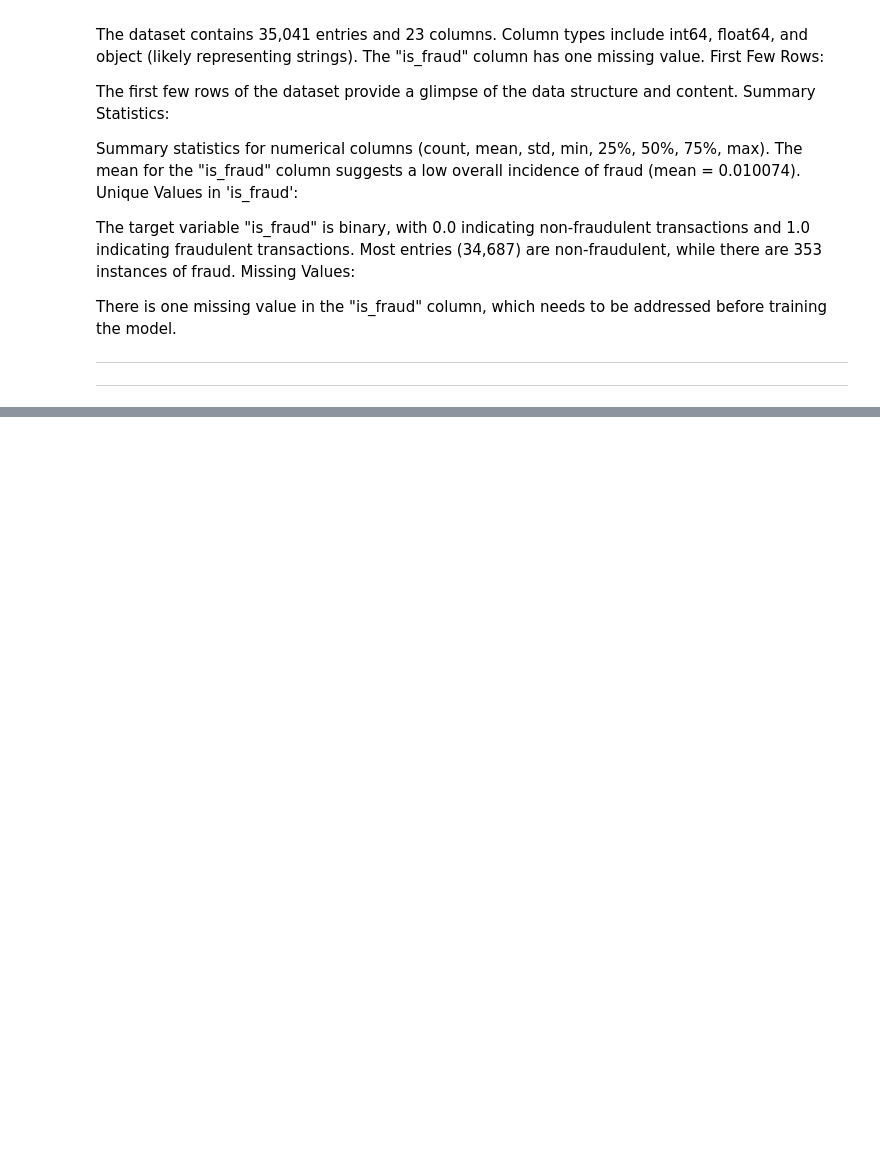
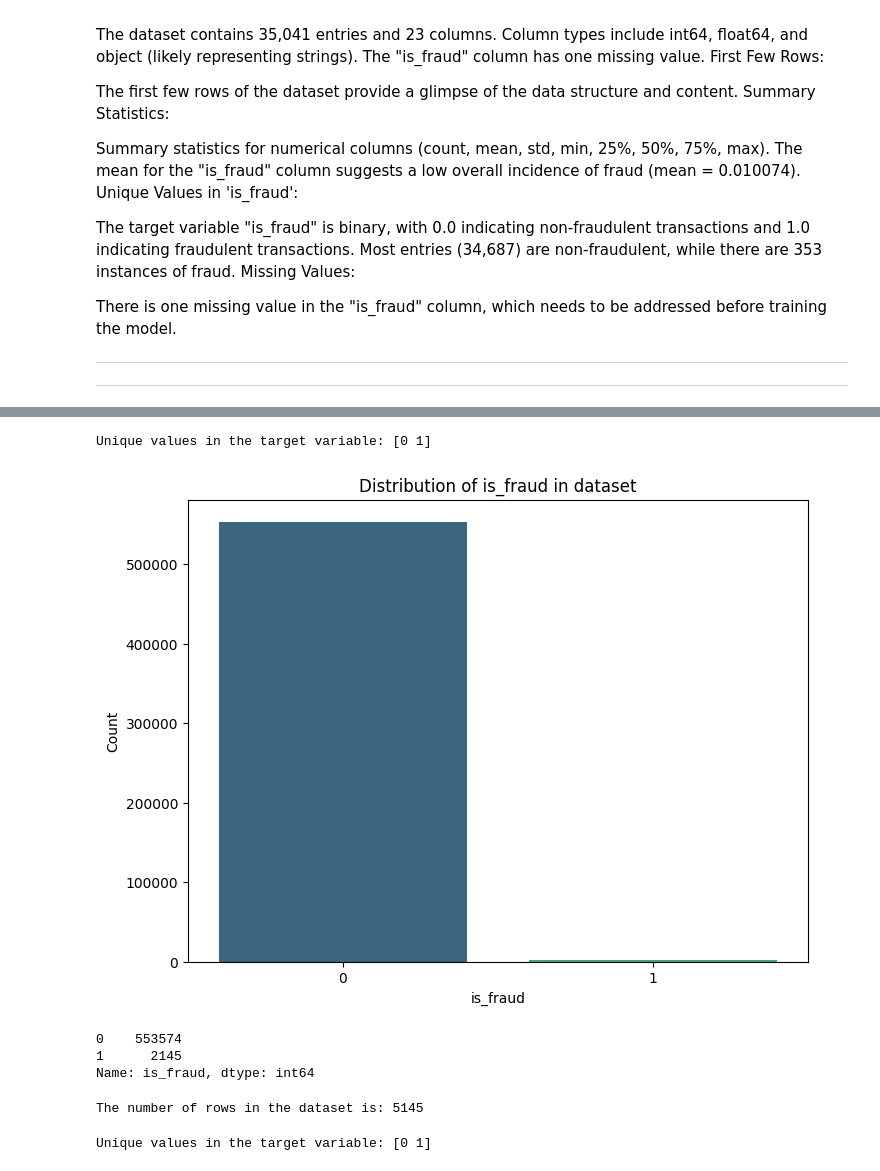
Before and after one commit to IsmailOtukoya/CreditCard-Fraud-Detection-, a Jupyter notebook: CreditCard_Fraud_Detection.ipynb, the cells around one changed output, grey strips where cells are left out. Drawn from its saved outputs; the diff is of its cells as text; code cells hidden in the pictures; blank space fills up the shorter version.

```diff
--- a/CreditCard_Fraud_Detection.ipynb
+++ b/CreditCard_Fraud_Detection.ipynb
@@ -256,0 +685,12 @@ df.head()
+# %%
+import pandas as pd
+from sklearn.impute import SimpleImputer
+from category_encoders import TargetEncoder
+from sklearn.preprocessing import StandardScaler
+from imblearn.over_sampling import SMOTE
+
+# Load the new data
+file_path = r'/content/fraudTest.csv'
+df_new = pd.read_csv(file_path)
+
+df_new.head()
@@ -256,0 +733,37 @@ df.head()
+# %%
+# Check unique values in the target variable
+unique_values = df_new['is_fraud'].unique()
+print("Unique values in the target variable:", unique_values)
+# %% [output]
+Unique values in the target variable: [0 1]
+# %%
+df_new = df_new.dropna(subset=['is_fraud'])
+# %%
+import matplotlib.pyplot as plt
+import seaborn as sns
+
+# Count the occurrences of each unique value in 'is_fraud'
+fraud_counts = df_new['is_fraud'].value_counts()
+
+# Create a bar chart
+plt.figure(figsize=(8, 6))
+sns.barplot(x=fraud_counts.index, y=fraud_counts.values, palette='viridis')
+
+# Add labels and title
+plt.xlabel('is_fraud')
+plt.ylabel('Count')
+plt.title('Distribution of is_fraud in dataset')
+
+# Show the plot
+plt.show()
+
+# Count the occurrences of each unique value in 'is_fraud'
+fraud_counts = df_new['is_fraud'].value_counts()
+
+# Display the counts
+print(fraud_counts)
+# %% [output]
+[figure, added]
+0    553574
+1      2145
+Name: is_fraud, dtype: int64
@@ -256,0 +777,13 @@ df.head()
+# %%
+# Assuming df_new is your DataFrame
+num_rows = df_new.shape[0]
+
+print(f"The number of rows in the dataset is: {num_rows}")
+# %% [output]
+The number of rows in the dataset is: 5145
+# %%
+# Check unique values in the target variable
+unique_values = df_new['is_fraud'].unique()
+print("Unique values in the target variable:", unique_values)
+# %% [output]
+Unique values in the target variable: [0 1]
```
Also changed, not shown: parts of 43 cells of this notebook.
